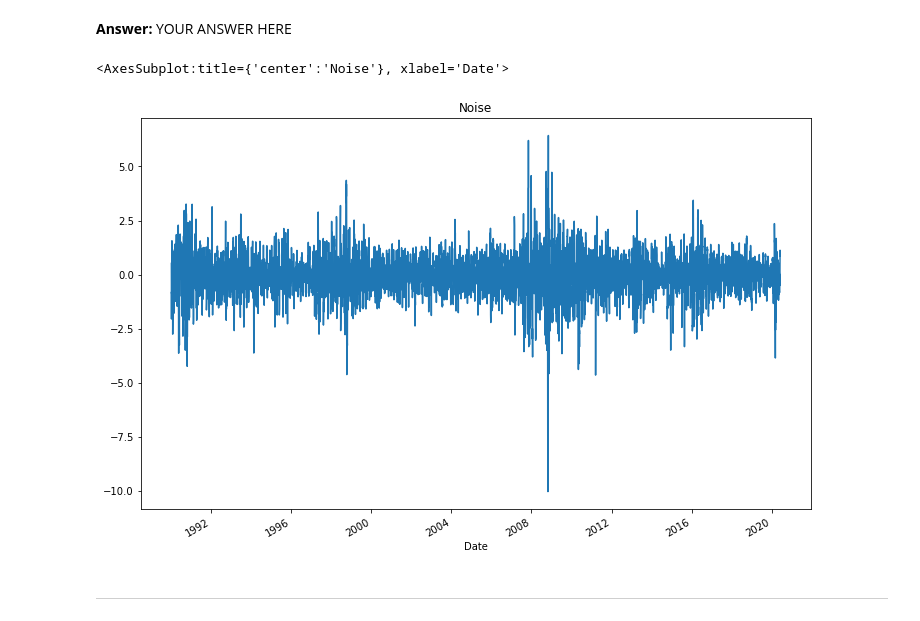
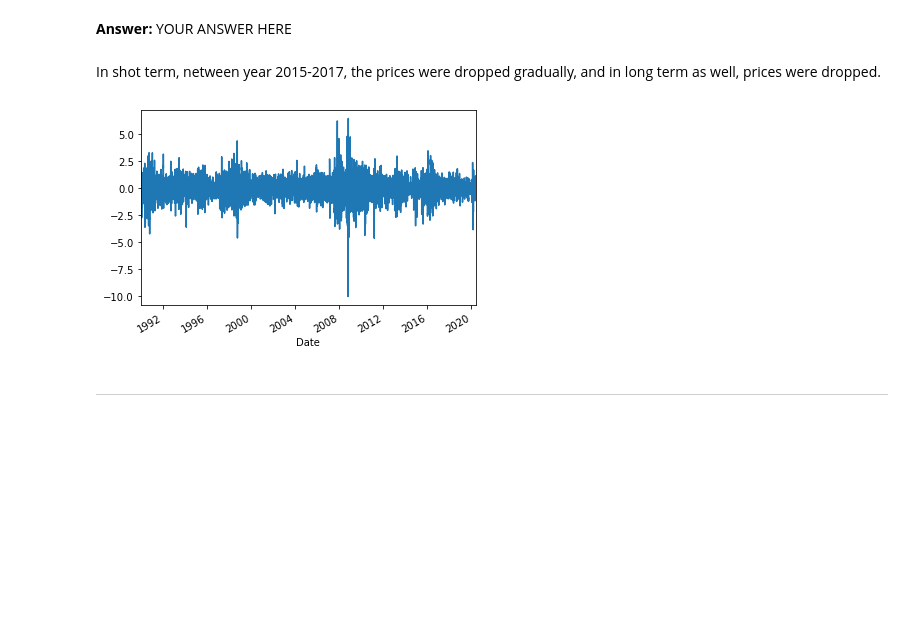
Before and after one commit to amu4261652/Unit-10-A-Yen-for-the-Future, a Jupyter notebook: time_series_analysis.ipynb, the cells around one changed output. Drawn from its saved outputs; the diff is of its cells as text; code cells hidden in the pictures; blank space fills up the shorter version.

```diff
--- a/time_series_analysis.ipynb
+++ b/time_series_analysis.ipynb
@@ -61,3 +65,5 @@ import statsmodels.api as sm
 
 # Apply the Hodrick-Prescott Filter by decomposing the exchange rate price into two separate series:
 # YOUR CODE HERE!
+cad_jpy_df_noise, cad_jpy_df_trend = sm.tsa.filters.hpfilter(cad_jpy_df["Price"])
+#cad_jpy_df_noise.plot()
@@ -82,12 +99,15 @@ import statsmodels.api as sm
 **Question:** Do you see any patterns, long-term and/or short?
 # %% [markdown]
 **Answer:** YOUR ANSWER HERE
+# %% [markdown]
+In shot term, netween year 2015-2017, the prices were dropped gradually, and in long term as well, prices were dropped.
 # %%
 # Plot the Settle Noise
 # YOUR CODE HERE!
+cad_jpy_df_noise.plot()
+plt.margins(x=0)
 # %% [output]
-<AxesSubplot:title={'center':'Noise'}, xlabel='Date'>
-[figure, old version]
+[figure, new version]
 # %% [markdown]
 ---
 # %% [markdown]
```
Also changed, not shown: parts of 25 cells of this notebook.
